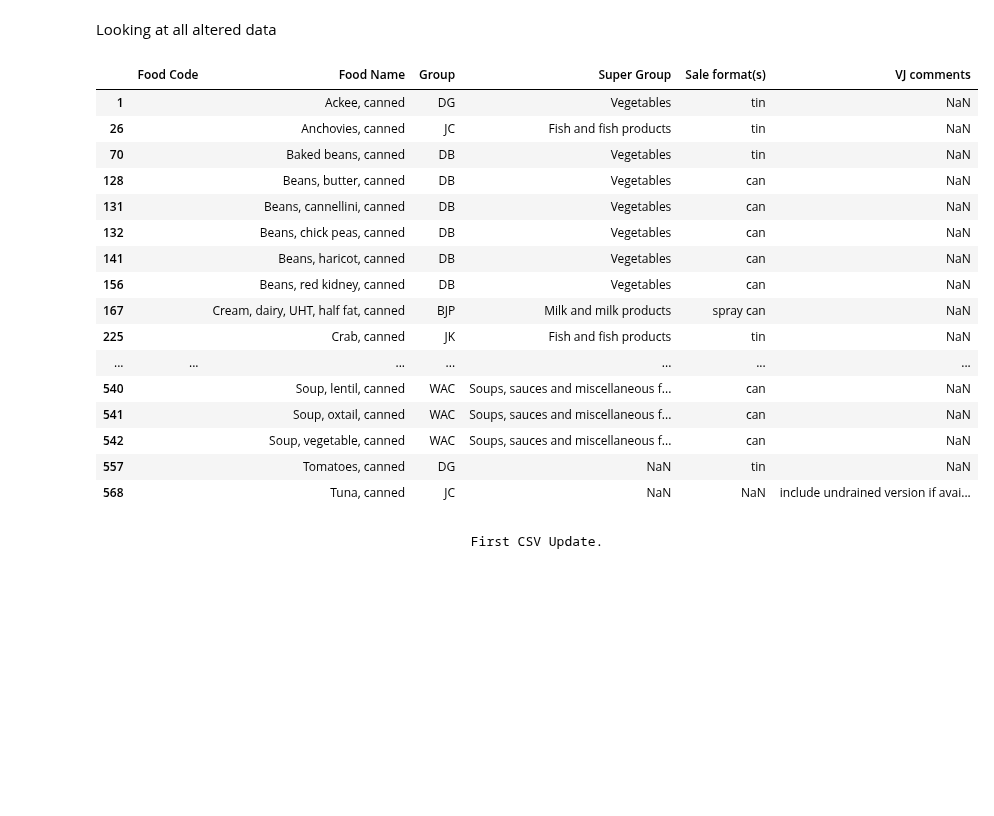
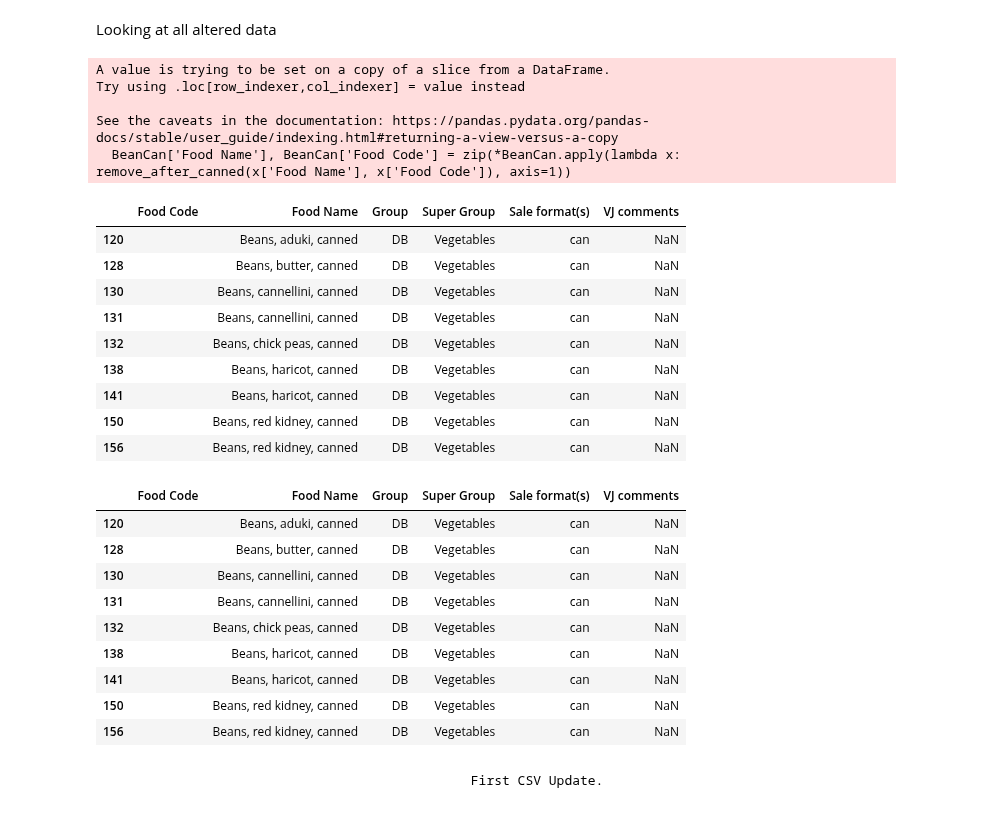
Before and after one commit to elliotkarikari/Product_Weight_Project, a Jupyter notebook: Jupter_notebooks/Standardising_Dataset/Building Product Weights Table.ipynb, the cells around one changed output. Drawn from its saved outputs; the diff is of its cells as text; code cells hidden in the pictures; blank space fills up the shorter version.

```diff
--- a/Jupter_notebooks/Standardising_Dataset/Building Product Weights Table.ipynb
+++ b/Jupter_notebooks/Standardising_Dataset/Building Product Weights Table.ipynb
@@ -233,0 +248,4 @@ Comm[Comm['Group'].str.startswith('D')]
+# %%
+sweetP = Raw_List[Raw_List['Food Name'].str.contains('Sweet potato')]
+SP = sweetP[sweetP['Food Name'] == 'Sweet potato, raw, flesh only']
+SP
@@ -233,0 +255,6 @@ Comm[Comm['Group'].str.startswith('D')]
+# %%
+SP.drop(['Description', 'Previous', 'Main data references', 'Footnote', 'Energy (kJ)', 'Energy (kcal)', 'Fat (g)', 'Saturates (g)', 'Carbohydrate (g)', 'Sugars (g)', 'Starch (g)', 'Fibre (g)', 'Protein (g)', 'Salt (g)'], axis=1,inplace=True)
+SP['Super Group'] = 'Vegetables'
+SP['Sale format(s)'] = ''
+SP['VJ comments'] = 'include raw version if available'
+SP
@@ -233,0 +285,3 @@ Comm[Comm['Group'].str.startswith('D')]
+# %%
+Red_List = pd.concat([Red_List, SP], ignore_index=True)
+Red_List = Red_List.drop_duplicates()
@@ -356,28 +417,42 @@ def remove_after_canned(food_name, food_code):
     return food_name, food_code
 # %% [markdown]
 Looking at all altered data
+# %%
+BeanCan['Food Name'], BeanCan['Food Code'] = zip(*BeanCan.apply(lambda x: remove_after_canned(x['Food Name'], x['Food Code']), axis=1))
+BeanCan[BeanCan['Food Code'] == '']
+# %% [output]
+A value is trying to be set on a copy of a slice from a DataFrame.
+Try using .loc[row_indexer,col_indexer] = value instead
+
+See the caveats in the documentation: https://pandas.pydata.org/pandas-docs/stable/user_guide/indexing.html#returning-a-view-versus-a-copy
+  BeanCan['Food Name'], BeanCan['Food Code'] = zip(*BeanCan.apply(lambda x: remove_after_canned(x['Food Name'], x['Food Code']), axis=1))
+|  | Food Code | Food Name | Group | Super Group | Sale format(s) | VJ comments |
+| 120 |  | Beans, aduki, canned | DB | Vegetables | can | NaN |
+| 128 |  | Beans, butter, canned | DB | Vegetables | can | NaN |
+| 130 |  | Beans, cannellini, canned | DB | Vegetables | can | NaN |
+| 131 |  | Beans, cannellini, canned | DB | Vegetables | can | NaN |
+| 132 |  | Beans, chick peas, canned | DB | Vegetables | can | NaN |
+| 138 |  | Beans, haricot, canned | DB | Vegetables | can | NaN |
+| 141 |  | Beans, haricot, canned | DB | Vegetables | can | NaN |
+| 150 |  | Beans, red kidney, canned | DB | Vegetables | can | NaN |
+| 156 |  | Beans, red kidney, canned | DB | Vegetables | can | NaN |
+# %%
+Red_List.update(BeanCan)
 # %%
 # Apply the functions to Reduced List 'Food Name' and 'Food Code' columns. Zip Combines Food Name and Food Code
-Red_List['Food Name'], Red_List['Food Code'] = zip(*Red_List.apply(lambda x: remove_after_canned(x['Food Name'], x['Food Code']), axis=1))
+#Red_List['Food Name'], Red_List['Food Code'] = zip(*Red_List.apply(lambda x: remove_after_canned(x['Food Name'], x['Food Code']), axis=1))
 Red_List[Red_List['Food Code'] == '']
 # %% [output]
 |  | Food Code | Food Name | Group | Super Group | Sale format(s) | VJ comments |
-| 1 |  | Ackee, canned | DG | Vegetables | tin | NaN |
-| 26 |  | Anchovies, canned | JC | Fish and fish products | tin | NaN |
-| 70 |  | Baked beans, canned | DB | Vegetables | tin | NaN |
+| 120 |  | Beans, aduki, canned | DB | Vegetables | can | NaN |
 | 128 |  | Beans, butter, canned | DB | Vegetables | can | NaN |
+| 130 |  | Beans, cannellini, canned | DB | Vegetables | can | NaN |
 | 131 |  | Beans, cannellini, canned | DB | Vegetables | can | NaN |
 | 132 |  | Beans, chick peas, canned | DB | Vegetables | can | NaN |
+| 138 |  | Beans, haricot, canned | DB | Vegetables | can | NaN |
 | 141 |  | Beans, haricot, canned | DB | Vegetables | can | NaN |
+| 150 |  | Beans, red kidney, canned | DB | Vegetables | can | NaN |
 | 156 |  | Beans, red kidney, canned | DB | Vegetables | can | NaN |
-| 167 |  | Cream, dairy, UHT, half fat, canned | BJP | Milk and milk products | spray can | NaN |
-| 225 |  | Crab, canned | JK | Fish and fish products | tin | NaN |
-| ... | ... | ... | ... | ... | ... | ... |
-| 540 |  | Soup, lentil, canned | WAC | Soups, sauces and miscellaneous f... | can | NaN |
-| 541 |  | Soup, oxtail, canned | WAC | Soups, sauces and miscellaneous f... | can | NaN |
-| 542 |  | Soup, vegetable, canned | WAC | Soups, sauces and miscellaneous f... | can | NaN |
-| 557 |  | Tomatoes, canned | DG | NaN | tin | NaN |
-| 568 |  | Tuna, canned | JC | NaN | NaN | include undrained version if avai... |
 # %% [markdown]
                                                   First CSV Update.
 # %%
```
Also changed, not shown: parts of 51 cells of this notebook.
